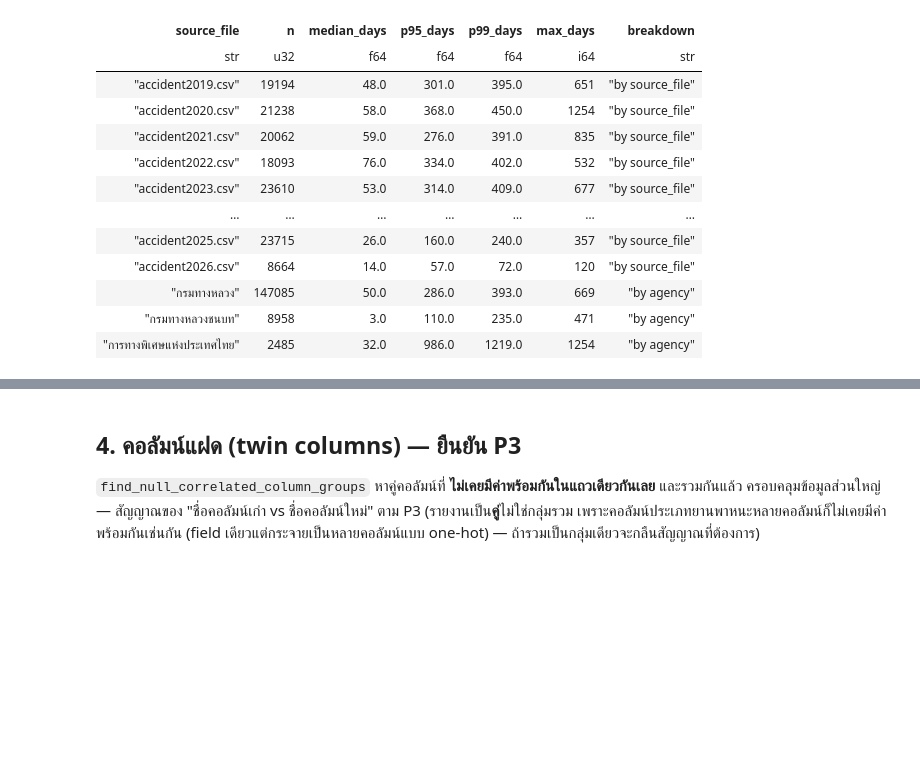
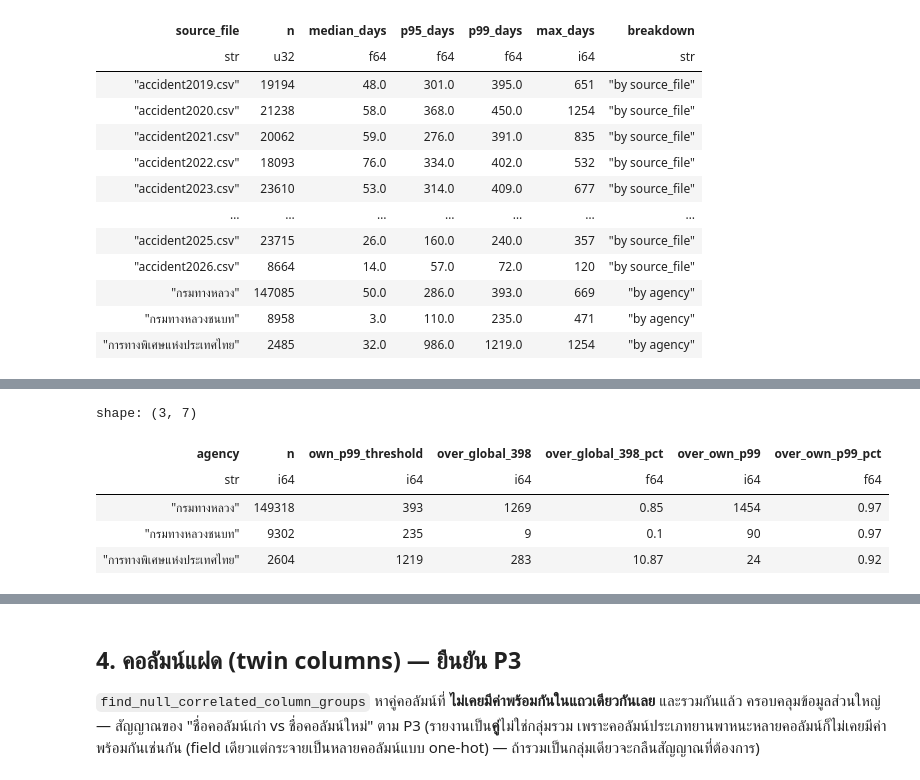
Before and after one commit to PhidPhew/car-insurance-accident-analysis, a Jupyter notebook: notebooks/01_data_profiling.ipynb, the cells around one changed output, grey strips where cells are left out. Drawn from its saved outputs; the diff is of its cells as text; code cells hidden in the pictures; blank space fills up the shorter version.

```diff
--- a/notebooks/01_data_profiling.ipynb
+++ b/notebooks/01_data_profiling.ipynb
@@ -476,3 +535,31 @@ shape: (11, 7)
 เป็นตัวเลขระดับ global เดียว แม้จะรู้ว่ามีความต่างตามปี/หน่วยงาน — บันทึกไว้เป็นข้อจำกัด ไม่ใช่คำตอบสุดท้าย
 
 ### รัน safety net #2 ใหม่กับ 448 คู่ ด้วยขอบเขตที่ผ่านการตรวจสอบแล้ว
+# %%
+by_agency = report_lag_quantiles_by_group(lagged, "หน่วยงาน")
+thresholds_by_agency = {row["หน่วยงาน"]: int(row["p99_days"]) for row in by_agency.to_dicts()}
+
+rows = []
+for agency, own_threshold in thresholds_by_agency.items():
+    subset = lagged.filter(pl.col("หน่วยงาน") == agency)
+    over_global = count_rows_over_lag_threshold(subset, 398)
+    over_own = count_rows_over_lag_threshold(subset, own_threshold)
+    rows.append(
+        {
+            "agency": agency,
+            "n": subset.height,
+            "own_p99_threshold": own_threshold,
+            "over_global_398": over_global,
+            "over_global_398_pct": round(over_global / subset.height * 100, 2),
+            "over_own_p99": over_own,
+            "over_own_p99_pct": round(over_own / subset.height * 100, 2),
+        }
+    )
+pl.DataFrame(rows)
+# %% [output]
+shape: (3, 7)
+| agency | n | own_p99_threshold | over_global_398 | over_global_398_pct | over_own_p99 | over_own_p99_pct |
+| str | i64 | i64 | i64 | f64 | i64 | f64 |
+| "กรมทางหลวง" | 149318 | 393 | 1269 | 0.85 | 1454 | 0.97 |
+| "กรมทางหลวงชนบท" | 9302 | 235 | 9 | 0.1 | 90 | 0.97 |
+| "การทางพิเศษแห่งประเทศไทย" | 2604 | 1219 | 283 | 10.87 | 24 | 0.92 |
```
Also changed, not shown: parts of 19 cells of this notebook, 5 other files.
